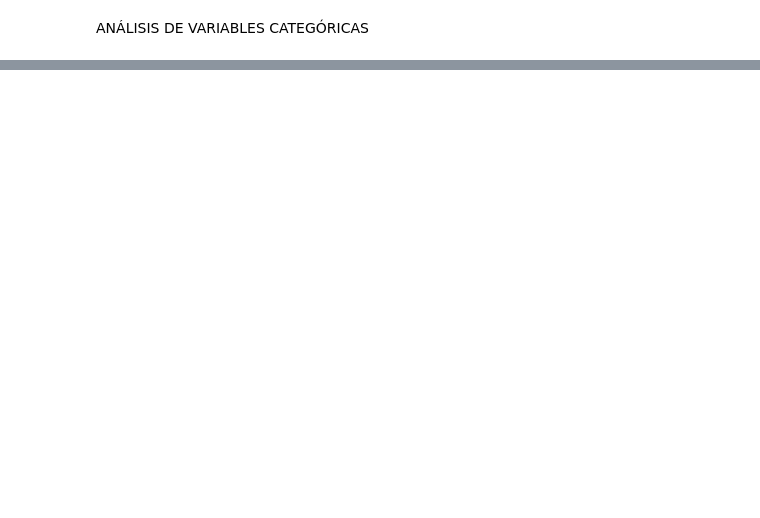
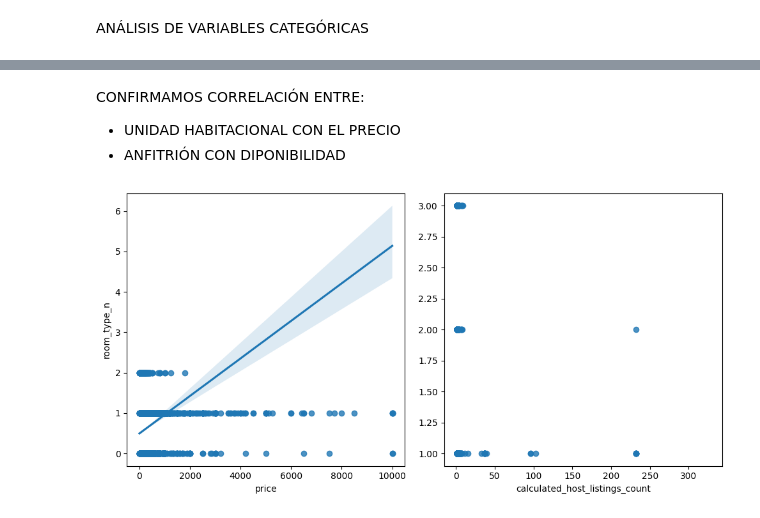
Before and after one commit to PuraCampos/machine-learning-python-template, a Jupyter notebook: src/explore.ipynb, the cells around one changed output, grey strips where cells are left out. Drawn from its saved outputs; the diff is of its cells as text; code cells hidden in the pictures; blank space fills up the shorter version.

```diff
--- a/src/explore.ipynb
+++ b/src/explore.ipynb
@@ -177,0 +205,25 @@ plt.show()
+# %%
+import json
+
+factorize = pd.factorize(total_data["neighbourhood_group"])
+parsing_dict = {}
+indices = factorize[1]
+set_factor = list(set(factorize[0]))
+for index in range(len(factorize[1])):
+  parsing_dict.update({indices[index]: int(set_factor[index])})
+
+with open("transform_neighbourhood_group.json", "w") as f:
+  json.dump(parsing_dict, f)
+total_data["neighbourhood_group_n"] = factorize[0]
+
+
+factorize = pd.factorize(total_data["room_type"])
+parsing_dict = {}
+indices = factorize[1]
+set_factor = list(set(factorize[0]))
+for index in range(len(factorize[1])):
+  parsing_dict.update({indices[index]: int(set_factor[index])})
+
+with open("transform_room_type.json", "w") as f:
+  json.dump(parsing_dict, f)
+total_data["room_type_n"] = factorize[0]
@@ -177,0 +266,15 @@ plt.show()
+# %% [markdown]
+CONFIRMAMOS CORRELACIÓN ENTRE:
+- UNIDAD HABITACIONAL CON EL PRECIO
+- ANFITRIÓN CON DIPONIBILIDAD
+# %%
+fig, axis = plt.subplots(figsize = (10, 5), ncols = 2)
+
+sns.regplot(ax = axis[0], data = total_data, x = "price", y = "room_type_n")
+sns.regplot(ax = axis[1], data = total_data, x = "calculated_host_listings_count", y = "availability_365").set(ylabel = None, ylim = (0.9, 3.1))
+
+plt.tight_layout()
+
+plt.show()
+# %% [output]
+[figure, added]
```
Also changed, not shown: parts of 22 cells of this notebook, 2 other files.
